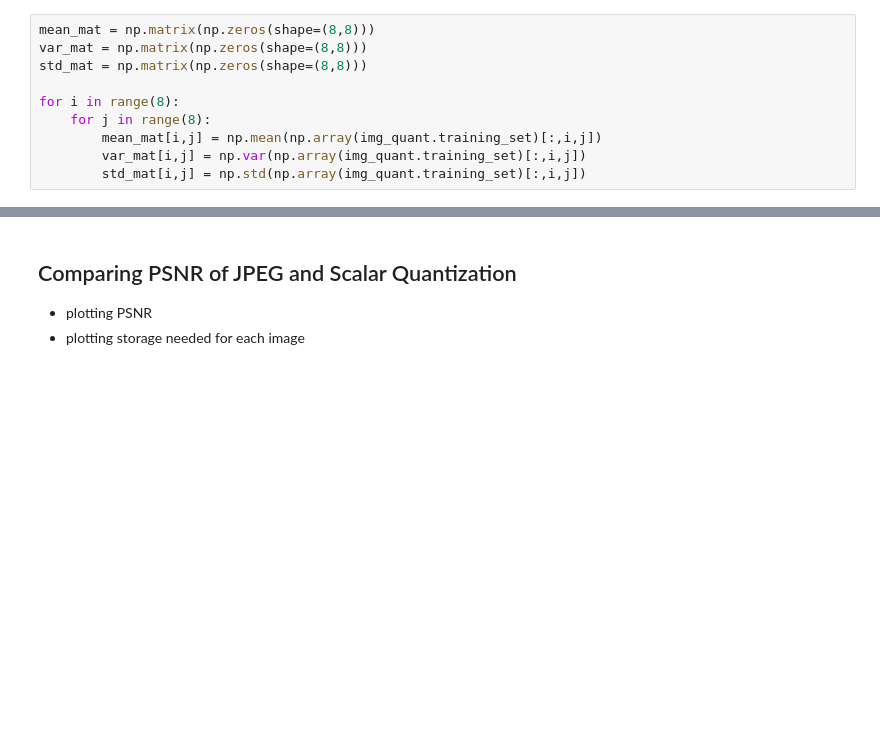
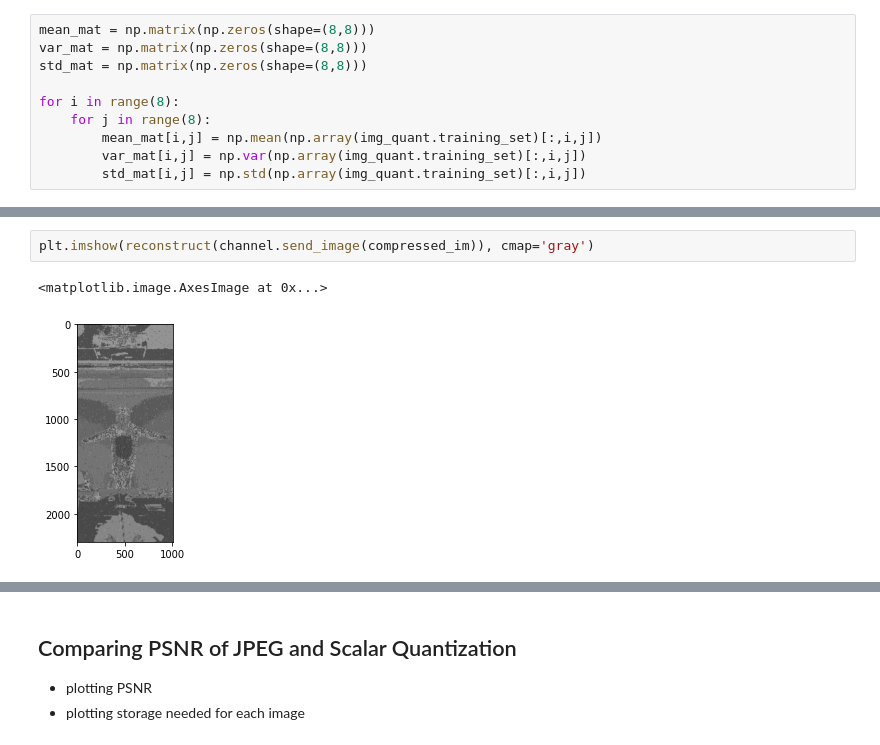
Before and after one commit to timothyliutl/MTHE-493, a Jupyter notebook: dct.ipynb, the cells around one changed output, grey strips where cells are left out. Saved outputs shown, nothing was run; the diff lists cells and outputs as text; blank space fills up the shorter version.

```diff
--- a/dct.ipynb
+++ b/dct.ipynb
@@ -491,0 +599,5 @@ np.mean(np.array(img_quant.training_set)[:,0,0])
+# %%
+plt.imshow(reconstruct(channel.send_image(compressed_im)), cmap='gray')
+# %% [output]
+<matplotlib.image.AxesImage at 0x...>
+[figure, added]
```
Also changed, not shown: parts of 22 cells of this notebook, 28 other files.
